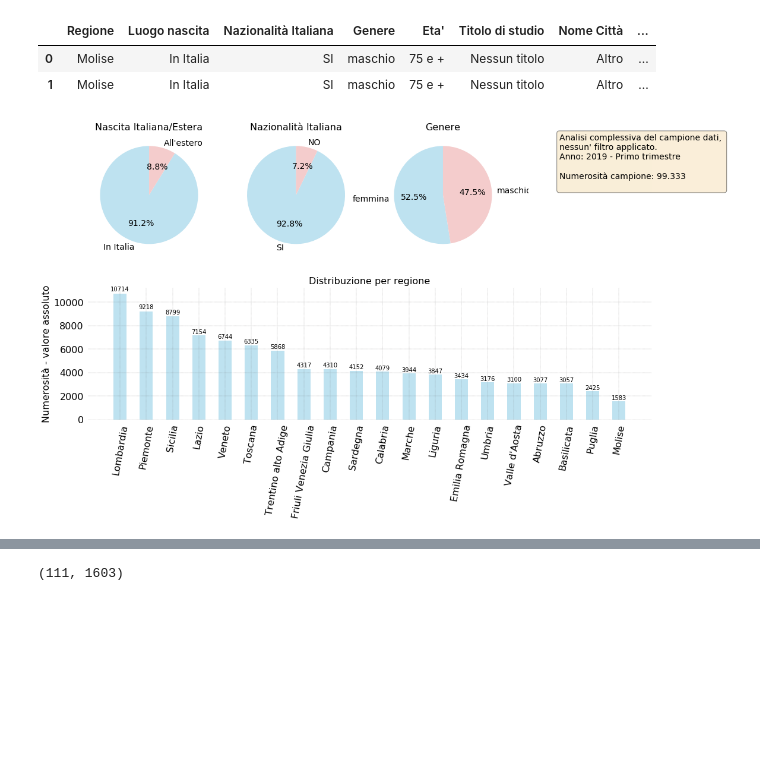
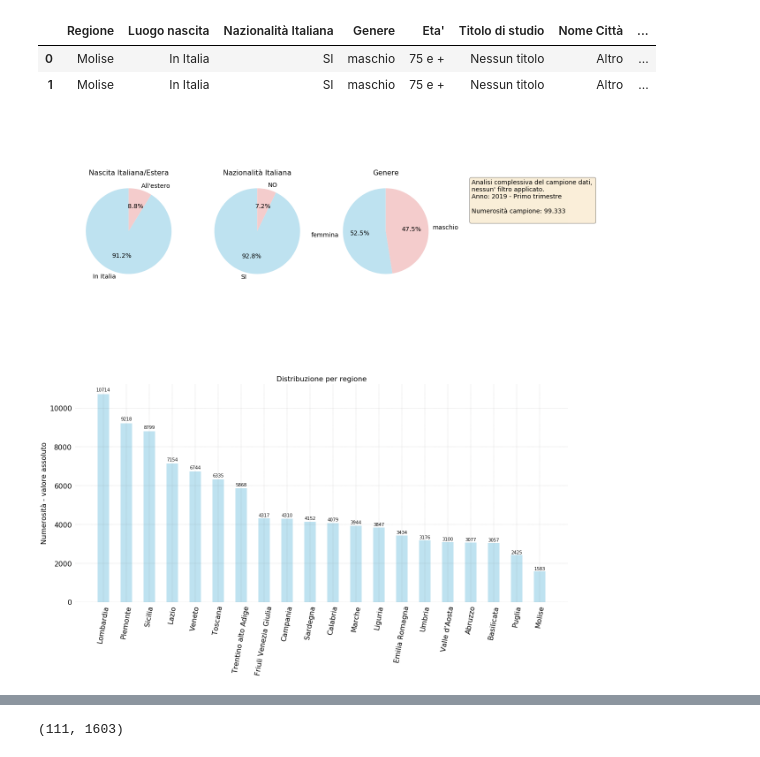
Before and after one commit to p-giovanni/ForzaLavoro, a Jupyter notebook: notebook/ForzaLavoro.ipynb, the cells around one changed output, grey strips where cells are left out. Cells and saved outputs as stored; diff of their text form; code cells hidden in the pictures; blank space fills up the shorter version.

```diff
--- a/notebook/ForzaLavoro.ipynb
+++ b/notebook/ForzaLavoro.ipynb
@@ -223,7 +225,7 @@ df_red.head(2)
 | 1 | Molise | In Italia | SI | maschio | 75 e + | Nessun titolo | Altro | ... |
 # %%
 
-fig = plt.figure(figsize=(17, 9))
+fig = plt.figure(figsize=(20, 20))
 gs = fig.add_gridspec(2, 4)
 
 ax = []
@@ -292,35 +294,35 @@ Numerosità campione: {n}
 """.format(y=year,q=quarter_name,n=sample_num)
 
 props = dict(boxstyle='round', facecolor='wheat', alpha=0.5)
-ax[idx].text(0.25, 0.55, text, fontsize=14, bbox=props)
+ax[idx].text(0.1, 0.55, text, fontsize=14, bbox=props)
 set_axes_common_properties(ax[idx], True)
 ax[idx].get_xaxis().set_ticks([])
 ax[idx].get_yaxis().set_ticks([])
 
 # ------------------------------------------------------------------------
 idx = 4
 width = 0.5
 
 regions_dist = df_red['Regione'].value_counts().to_frame()
 region_num = regions_dist['Regione']
 region_labels = regions_dist.index
 
 rects_region = ax[idx].bar(region_labels, region_num, width=width, color=colors[0])
 set_axes_common_properties(ax[idx])
 
 autolabel(rects_region, ax[idx])
 
 ax[idx].set_xticklabels(region_labels, rotation=80)
 ax[idx].tick_params(axis='both', labelsize=16)
 ax[idx].set_title("Distribuzione per regione", fontsize=16)
 ax[idx].set_ylabel("Numerosità - valore assoluto", fontsize=16)
 
 remove_tick_lines('y', ax[idx])
 remove_tick_lines('x', ax[idx])
 
 plt.savefig(os.path.join(images_path,"{prefix}forza_lavoro_composizione.png".format(prefix=file_prefix)))
 # %% [output]
-[figure, old version]
+[figure, new version]
 # %%
 esteri_mask = df_red['Nazionalità Italiana'] != 'SI'
 italian_mask = df_red['Nazionalità Italiana'] == 'SI'
```
Also changed, not shown: parts of 4 cells of this notebook, 4 other files.
